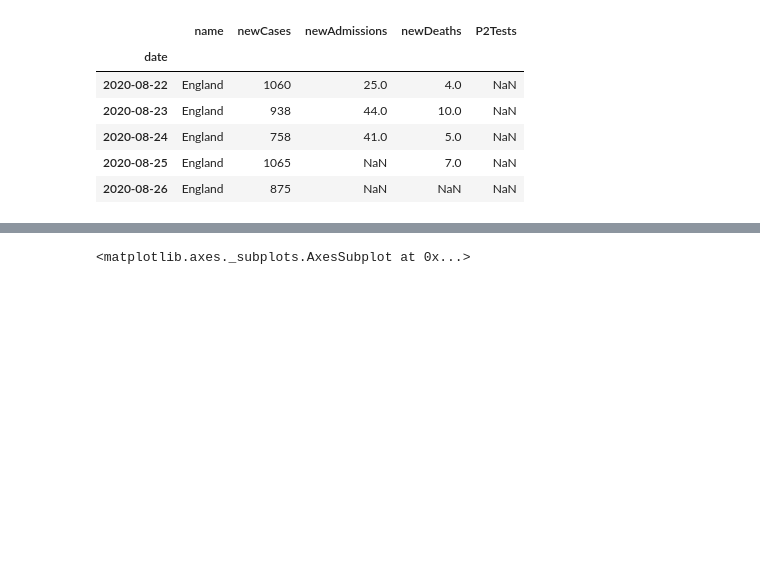
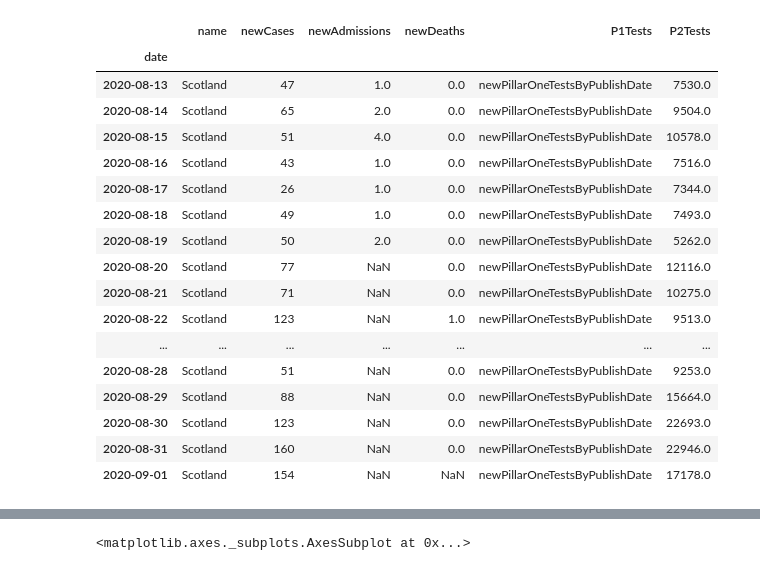
Before and after one commit to tomreimer16/covid19, a Jupyter notebook: england-covid-visuals.ipynb, the cells around one changed output, grey strips where cells are left out. Saved outputs shown, nothing was run; the diff lists cells and outputs as text; code cells hidden in the pictures; blank space fills up the shorter version.

```diff
--- a/england-covid-visuals.ipynb
+++ b/england-covid-visuals.ipynb
@@ -22,7 +22,7 @@ def get_data(api_params):
 # define out parameters for the API call
 
 AREA_TYPE = "nation"
-AREA_NAME = "england"
+AREA_NAME = "scotland"
 
 filters = [
     f"areaType={ AREA_TYPE }",
@@ -35,10 +35,10 @@ structure = {
     "newCases": "newCasesByPublishDate",
     "newAdmissions": "newAdmissions",
     "newDeaths": "newDeaths28DaysByDeathDate",
-    #"P1Tests": "newPillarOneTestsByPublishDate",
-    "P2Tests": "newPillarTwoTestsByPublishDate"#,
-    #"P3Tests": "newPillarThreeTestsByPublishDate",
-    #"P4Tests": "newPillarFourTestsByPublishDate"
+    "P1Tests": "newPillarOneTestsByPublishDate", # NHS (and PHE in England)
+    "P2Tests": "newPillarTwoTestsByPublishDate", # Commercial Partners
+    "P3Tests": "newPillarThreeTestsByPublishDate", # Antibody
+    "P4Tests": "newPillarFourTestsByPublishDate",   # Surveillance
 }
 
 
@@ -49,23 +51,33 @@ api_params = {
 # %%
 # pull in json formatted covid data from the API
-englandJson = get_data(api_params)
+json = get_data(api_params)
+df = pd.DataFrame(json["data"])
 # %%
 # extract the desired data
 
-englandPd = pd.DataFrame(englandJson["data"])
-#englandPd.fillna(value=0,inplace=True)
-englandPd.sort_values(by='date',ascending=True,inplace=True)
-englandPd.set_index(keys='date', inplace=True)
+df.sort_values(by='date',ascending=True,inplace=True)
+df.set_index(keys='date', inplace=True)
 
-englandPd.tail()
+df.tail(20)
 # %% [output]
-|  | name | newCases | newAdmissions | newDeaths | P2Tests |
-| date |  |  |  |  |  |
-| 2020-08-22 | England | 1060 | 25.0 | 4.0 | NaN |
-| 2020-08-23 | England | 938 | 44.0 | 10.0 | NaN |
-| 2020-08-24 | England | 758 | 41.0 | 5.0 | NaN |
-| 2020-08-25 | England | 1065 | NaN | 7.0 | NaN |
-| 2020-08-26 | England | 875 | NaN | NaN | NaN |
+|  | name | newCases | newAdmissions | newDeaths | P1Tests | P2Tests |
+| date |  |  |  |  |  |  |
+| 2020-08-13 | Scotland | 47 | 1.0 | 0.0 | newPillarOneTestsByPublishDate | 7530.0 |
+| 2020-08-14 | Scotland | 65 | 2.0 | 0.0 | newPillarOneTestsByPublishDate | 9504.0 |
+| 2020-08-15 | Scotland | 51 | 4.0 | 0.0 | newPillarOneTestsByPublishDate | 10578.0 |
+| 2020-08-16 | Scotland | 43 | 1.0 | 0.0 | newPillarOneTestsByPublishDate | 7516.0 |
+| 2020-08-17 | Scotland | 26 | 1.0 | 0.0 | newPillarOneTestsByPublishDate | 7344.0 |
+| 2020-08-18 | Scotland | 49 | 1.0 | 0.0 | newPillarOneTestsByPublishDate | 7493.0 |
+| 2020-08-19 | Scotland | 50 | 2.0 | 0.0 | newPillarOneTestsByPublishDate | 5262.0 |
+| 2020-08-20 | Scotland | 77 | NaN | 0.0 | newPillarOneTestsByPublishDate | 12116.0 |
+| 2020-08-21 | Scotland | 71 | NaN | 0.0 | newPillarOneTestsByPublishDate | 10275.0 |
+| 2020-08-22 | Scotland | 123 | NaN | 1.0 | newPillarOneTestsByPublishDate | 9513.0 |
+| ... | ... | ... | ... | ... | ... | ... |
+| 2020-08-28 | Scotland | 51 | NaN | 0.0 | newPillarOneTestsByPublishDate | 9253.0 |
+| 2020-08-29 | Scotland | 88 | NaN | 0.0 | newPillarOneTestsByPublishDate | 15664.0 |
+| 2020-08-30 | Scotland | 123 | NaN | 0.0 | newPillarOneTestsByPublishDate | 22693.0 |
+| 2020-08-31 | Scotland | 160 | NaN | 0.0 | newPillarOneTestsByPublishDate | 22946.0 |
+| 2020-09-01 | Scotland | 154 | NaN | NaN | newPillarOneTestsByPublishDate | 17178.0 |
 # %%
 # add in new columns
 
```
Also changed, not shown: parts of 1 cell of this notebook, 2 other files.
